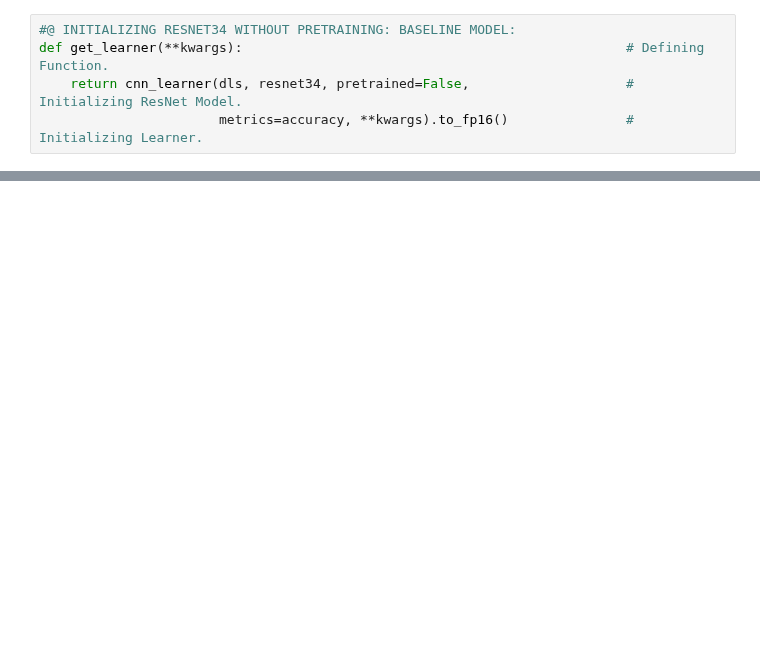
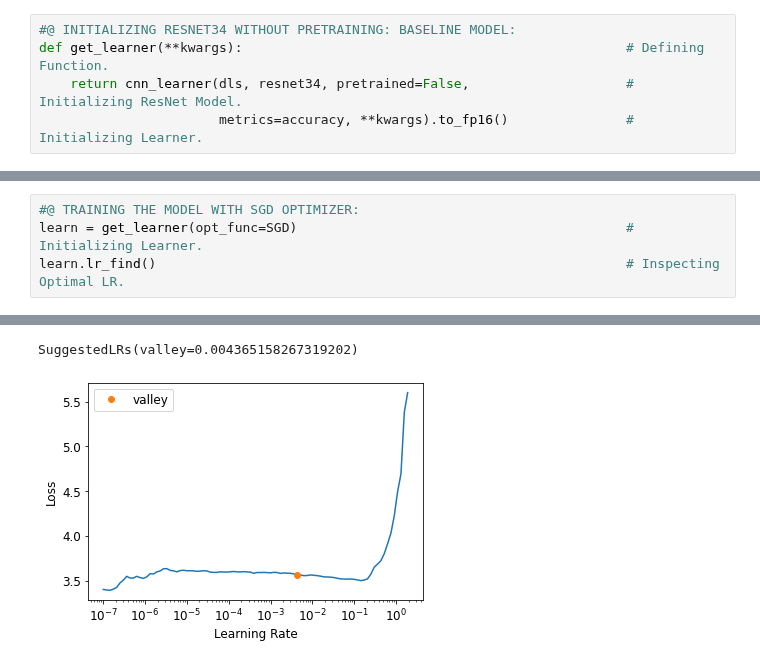
Before and after one commit to ThinamXx/Fastai, a Jupyter notebook: 15. Training Process/Training.ipynb, the cells around one changed output, grey strips where cells are left out. Saved outputs shown, nothing was run; the diff lists cells and outputs as text; blank space fills up the shorter version.

```diff
--- a/15. Training Process/Training.ipynb
+++ b/15. Training Process/Training.ipynb
@@ -58,0 +59,5 @@ learn.fit_one_cycle(3, 3e-3)                                               # Tra
+# %%
+#@ TRAINING THE MODEL WITH SGD OPTIMIZER:
+learn = get_learner(opt_func=SGD)                                          # Initializing Learner.
+learn.lr_find()                                                            # Inspecting Optimal LR.
+# %% [output]
@@ -58,0 +65,2 @@ learn.fit_one_cycle(3, 3e-3)                                               # Tra
+SuggestedLRs(valley=0.004365158267319202)
+[figure, added]
```
Also changed, not shown: parts of 7 cells of this notebook.
